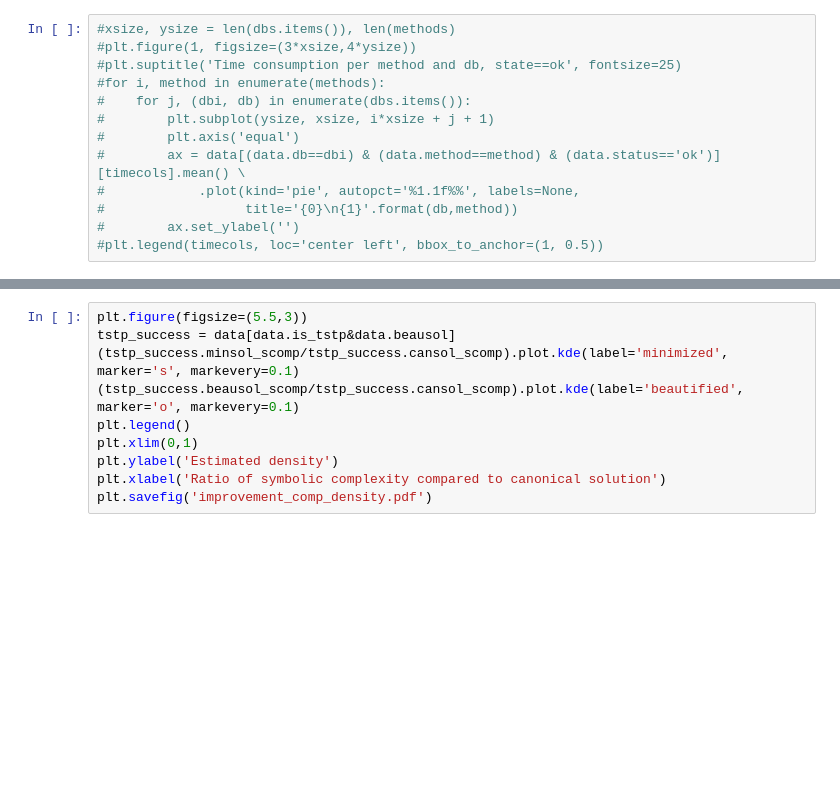
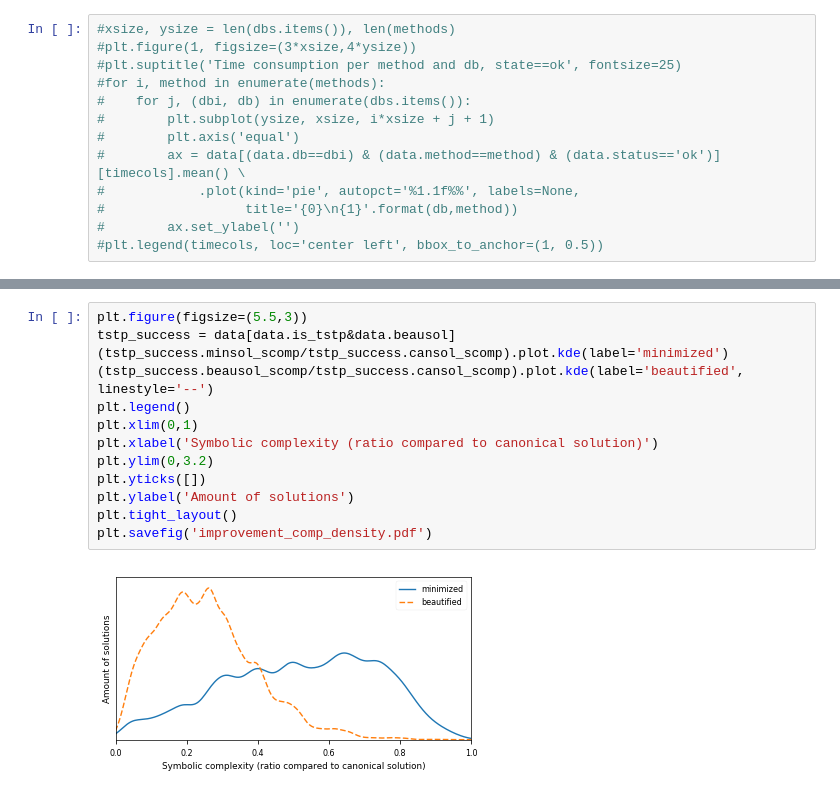
Before and after one commit to gapt/cutintro-results, a Jupyter notebook: cutintro.ipynb, the cells around one changed output, grey strips where cells are left out. Saved outputs shown, nothing was run; the diff lists cells and outputs as text; blank space fills up the shorter version.

```diff
--- a/cutintro.ipynb
+++ b/cutintro.ipynb
@@ -224,10 +399,15 @@ data[(data.beausol_scomp < 100) &
 # %%
 plt.figure(figsize=(5.5,3))
 tstp_success = data[data.is_tstp&data.beausol]
-(tstp_success.minsol_scomp/tstp_success.cansol_scomp).plot.kde(label='minimized', marker='s', markevery=0.1)
-(tstp_success.beausol_scomp/tstp_success.cansol_scomp).plot.kde(label='beautified', marker='o', markevery=0.1)
+(tstp_success.minsol_scomp/tstp_success.cansol_scomp).plot.kde(label='minimized')
+(tstp_success.beausol_scomp/tstp_success.cansol_scomp).plot.kde(label='beautified', linestyle='--')
 plt.legend()
 plt.xlim(0,1)
-plt.ylabel('Estimated density')
-plt.xlabel('Ratio of symbolic complexity compared to canonical solution')
+plt.xlabel('Symbolic complexity (ratio compared to canonical solution)')
+plt.ylim(0,3.2)
+plt.yticks([])
+plt.ylabel('Amount of solutions')
+plt.tight_layout()
 plt.savefig('improvement_comp_density.pdf')
+# %% [output]
+[figure, added]
```
Also changed, not shown: parts of 36 cells of this notebook.
